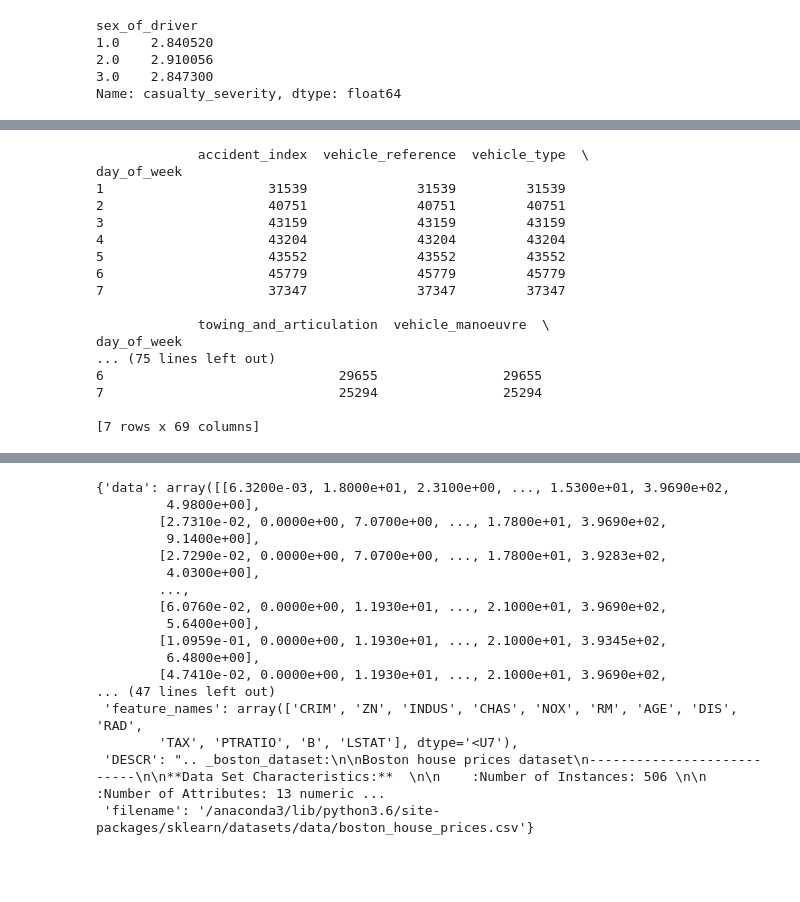
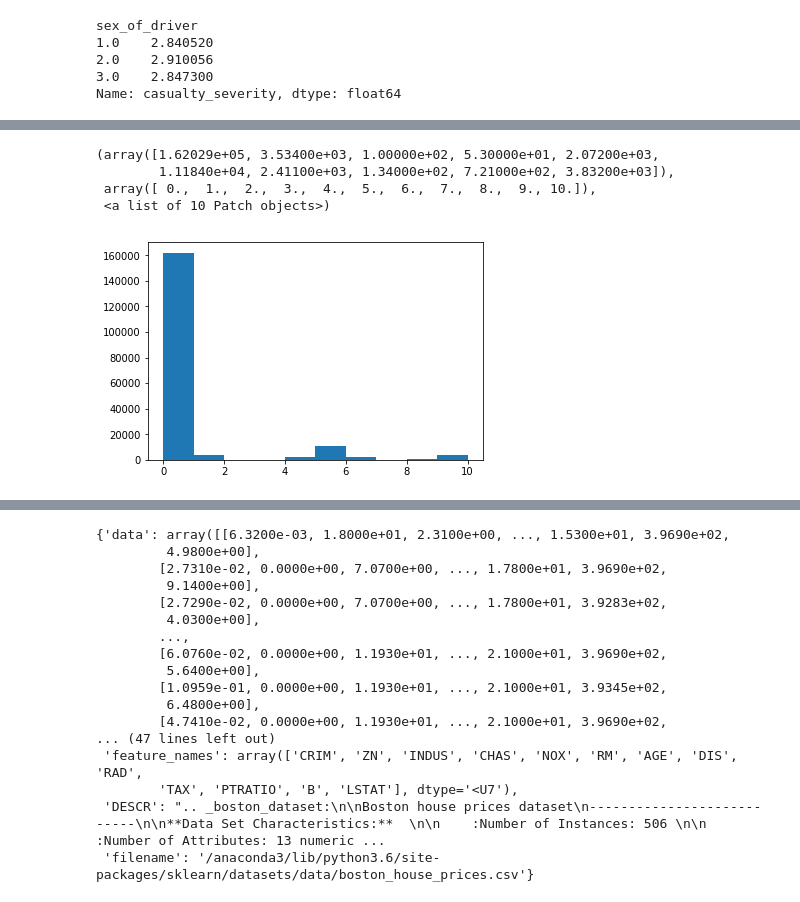
Before and after one commit to RajatRasal/Road-Accidents-Analysis-AI-Hack, a Jupyter notebook: DataCleaning.ipynb, the cells around one changed output, grey strips where cells are left out. Saved outputs shown, nothing was run; the diff lists cells and outputs as text; code cells hidden in the pictures; blank space fills up the shorter version.

```diff
--- a/DataCleaning.ipynb
+++ b/DataCleaning.ipynb
@@ -194,20 +153,9 @@ Name: casualty_severity, Length: 285331, dtype: float64
-# %%
-print(data.groupby('day_of_week').count())
-# %% [output]
-             accident_index  vehicle_reference  vehicle_type  \
-day_of_week
-1                     31539              31539         31539
-2                     40751              40751         40751
-3                     43159              43159         43159
-4                     43204              43204         43204
-5                     43552              43552         43552
-6                     45779              45779         45779
-7                     37347              37347         37347
-
-             towing_and_articulation  vehicle_manoeuvre  \
-day_of_week
-... (75 lines left out)
-6                              29655                29655
-7                              25294                25294
-
-[7 rows x 69 columns]
+# %%
+# plt.plot(data.longitude, data.latitude, 'rx')
+plt.hist(data['pedestrian_location'])
+# %% [output]
+(array([1.62029e+05, 3.53400e+03, 1.00000e+02, 5.30000e+01, 2.07200e+03,
+        1.11840e+04, 2.41100e+03, 1.34000e+02, 7.21000e+02, 3.83200e+03]),
+ array([ 0.,  1.,  2.,  3.,  4.,  5.,  6.,  7.,  8.,  9., 10.]),
+ <a list of 10 Patch objects>)
+[figure, added]
```
Also changed, not shown: parts of 9 cells of this notebook.
